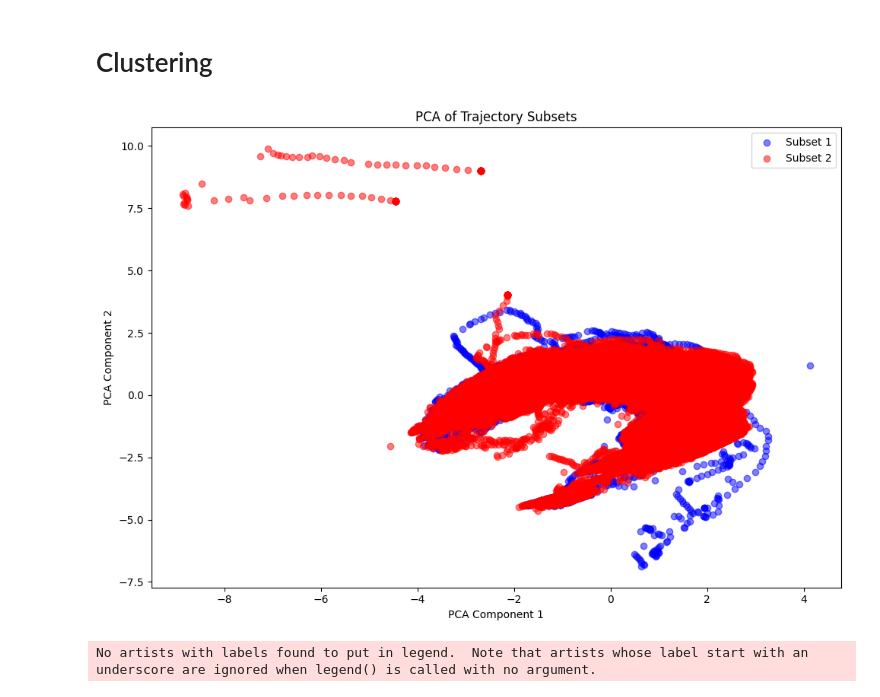
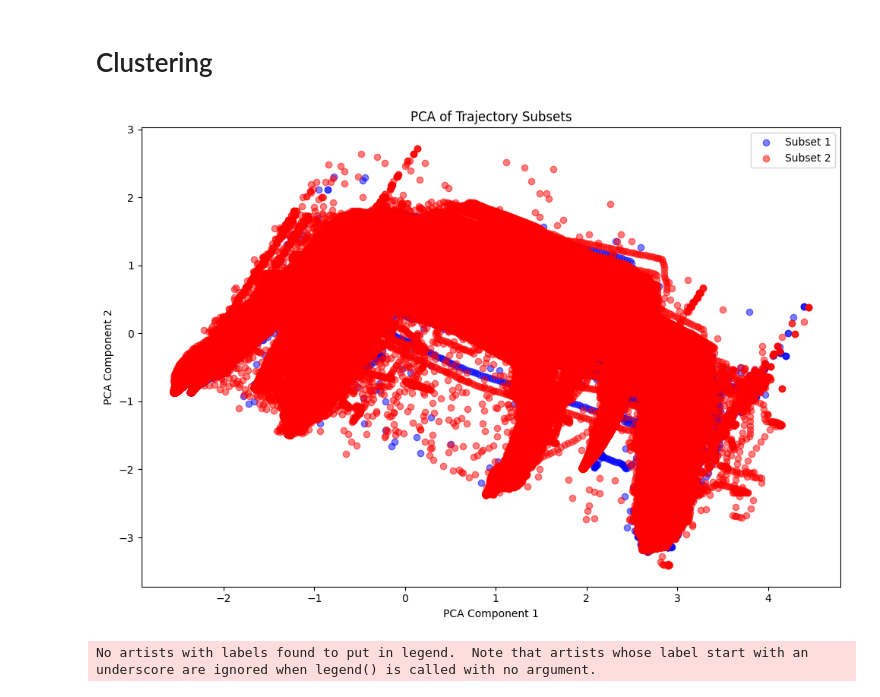
Before and after one commit to SynthAIr/DM_FM_Trajectories, a Jupyter notebook: src/data/OpenSky_viewer.ipynb, the cells around one changed output. Drawn from its saved outputs; the diff is of its cells as text; code cells hidden in the pictures.

```diff
--- a/src/data/OpenSky_viewer.ipynb
+++ b/src/data/OpenSky_viewer.ipynb
@@ -8,7 +8,8 @@ from traffic.core import Traffic
 
 #with open('', 'rb') as f:
 #df_original = Traffic.from_file('./resampled/combined_traffic_resampled_200.pkl')
-df_2 = Traffic.from_file('./OpenSky_EHAM_LIMC_trajectories.pkl')
+df_test = Traffic.from_file('./resampled/combined_traffic_resampled_200.pkl')
+#df_2 = Traffic.from_file('./OpenSky_EHAM_LIMC_trajectories.pkl')
 #df_original = df_original + df_2
 import pandas as pd
 import numpy as np
@@ -50,6 +51,6 @@ with 11385 identifiers
 # %%
 #df_test = df_2.clean_invalid().drop_duplicates().filter().resample(200).eval()  # multiprocessed (watch your RAM usage!)
 
-#df_test = df_2.drop_duplicates().resample(200).eval()
+df_test = df_2.drop_duplicates().resample(200).eval()
 df_test.data
 # %% [output]
@@ -253,41 +255,41 @@ df_subset1 = df_test[:split_index]
 df_subset2 = df_test[split_index:]
 
 # Convert both subsets to DataFrames and extract lat/lon
-subset1_data = df_subset1.data[['latitude', 'longitude', 'altitude', 'groundspeed', 'track']].values
-subset2_data = df_subset2.data[['latitude', 'longitude', 'altitude', 'groundspeed', 'track']].values
+subset1_data = df_subset1.data[['latitude', 'longitude', 'altitude']].values
+subset2_data = df_subset2.data[['latitude', 'longitude', 'altitude']].values
 
 # Combine both subsets for PCA, and create labels for coloring
 combined_data = np.vstack([subset1_data, subset2_data])
 labels = np.array([0] * len(subset1_data) + [1] * len(subset2_data))
 
 # Standardize the data (important for PCA)
 scaler = StandardScaler()
 combined_data_scaled = scaler.fit_transform(combined_data)
 
 # Apply PCA to reduce to 2 dimensions
 pca = PCA(n_components=2)
 pca_result = pca.fit_transform(combined_data_scaled)
 
 # Split the PCA results back into two subsets
 pca_subset1 = pca_result[labels == 0]
 pca_subset2 = pca_result[labels == 1]
 
 # Plot the 2D PCA result
 plt.figure(figsize=(10, 7))
 plt.scatter(pca_subset1[:, 0], pca_subset1[:, 1], color='blue', label='Subset 1', alpha=0.5)
 plt.scatter(pca_subset2[:, 0], pca_subset2[:, 1], color='red', label='Subset 2', alpha=0.5)
 
 # Add labels and legend
 plt.xlabel('PCA Component 1')
 plt.ylabel('PCA Component 2')
 plt.title('PCA of Trajectory Subsets')
 plt.legend()
 
 # Show the plot
 plt.tight_layout()
 plt.show()
 # %% [output]
-[figure, old version]
+[figure, new version]
 # %%
 df_2 = df_2.drop_duplicates().resample(200).eval()
 #df_2.to_pickle("other_features_200.pkl")
```
Also changed, not shown: parts of 5 cells of this notebook.
